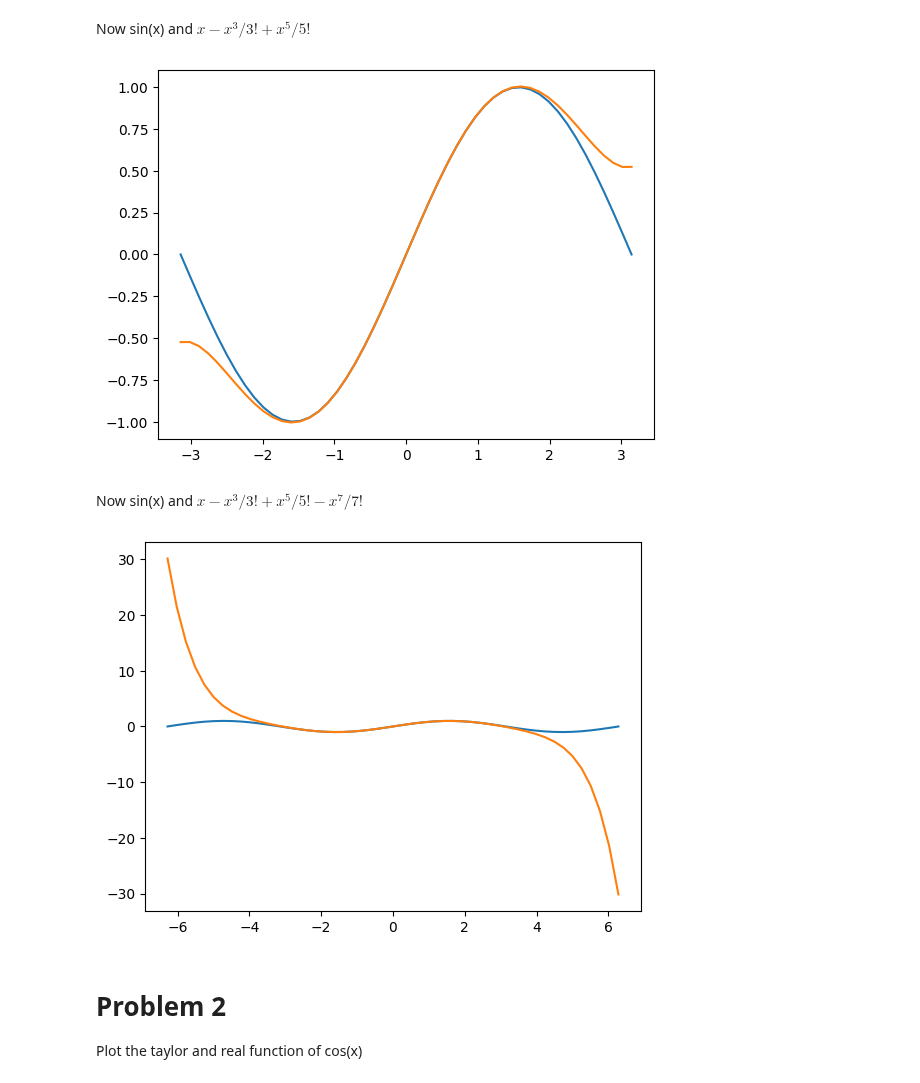
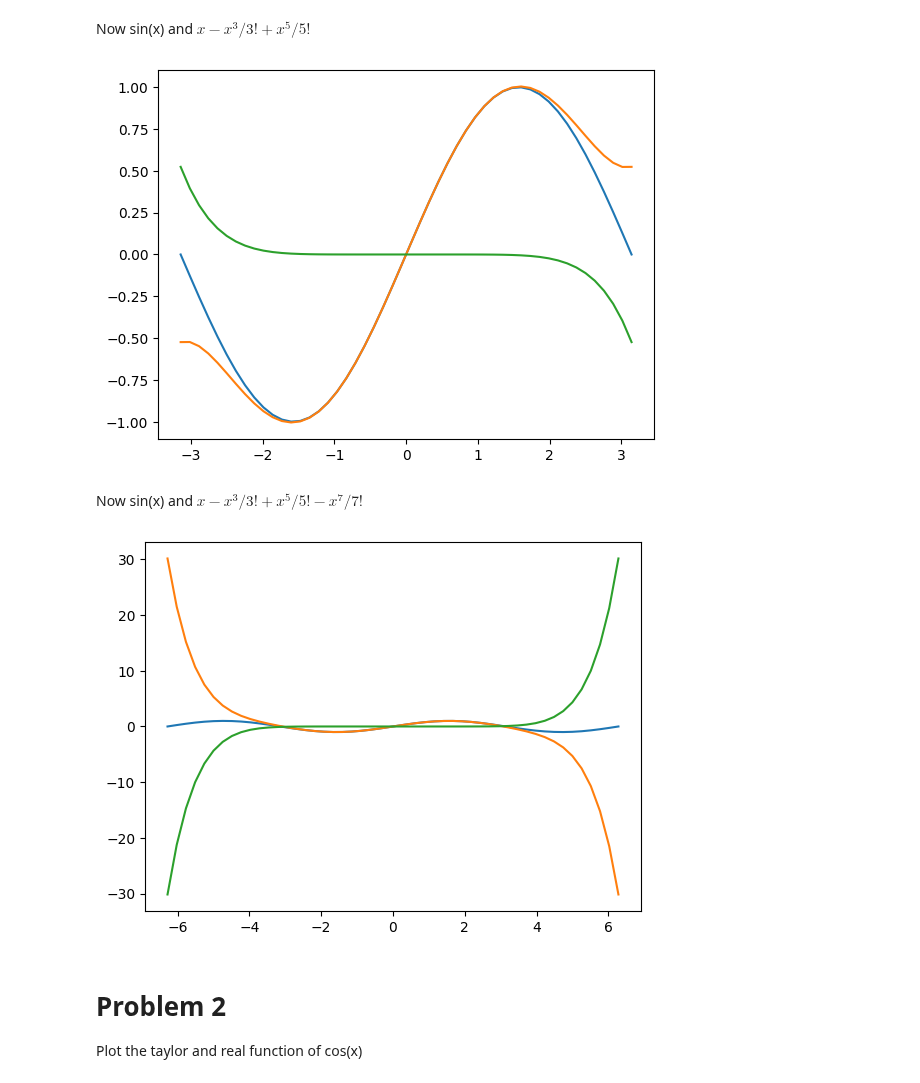
Before and after one commit to pooyanosk1382/numericalAnalysis, a Jupyter notebook: Taylor.ipynb, the cells around one changed output. Cells and saved outputs as stored; diff of their text form; code cells hidden in the pictures.

```diff
--- a/Taylor.ipynb
+++ b/Taylor.ipynb
@@ -38,18 +40,20 @@ Now sin(x) and $x - x^3/3! + x^5/5!$
 x = linspace(-pi, pi)
 plt.plot(x, sin(x))
 plt.plot(x, x - (x**3)/(math.factorial(3)) + (x**5)/(math.factorial(5)))
+plt.plot(x, sin(x) - x + (x**3)/(math.factorial(3)) - (x**5)/(math.factorial(5)))
 plt.show()
 # %% [output]
-[figure, old version]
+[figure, new version]
 # %% [markdown]
 Now sin(x) and $x - x^3/3! + x^5/5! - x^7/7!$
 # %%
 x = linspace(-2*pi, 2*pi)
 plt.plot(x, sin(x))
 plt.plot(x, x - (x**3)/(math.factorial(3)) + (x**5)/(math.factorial(5)) - (x**7)/(math.factorial(7)))
+plt.plot(x, sin(x) - x + (x**3)/(math.factorial(3)) - (x**5)/(math.factorial(5)) + (x**7)/(math.factorial(7)))
 plt.show()
 # %% [output]
-[figure, old version]
+[figure, new version]
 # %% [markdown]
 # Problem 2
 Plot the taylor and real function of cos(x)
```
Also changed, not shown: parts of 6 cells of this notebook, 1 other file.
